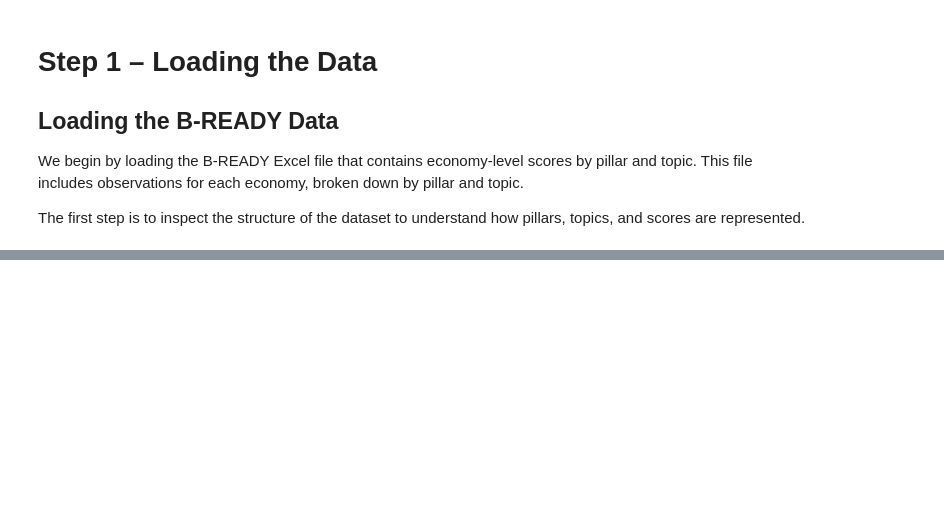
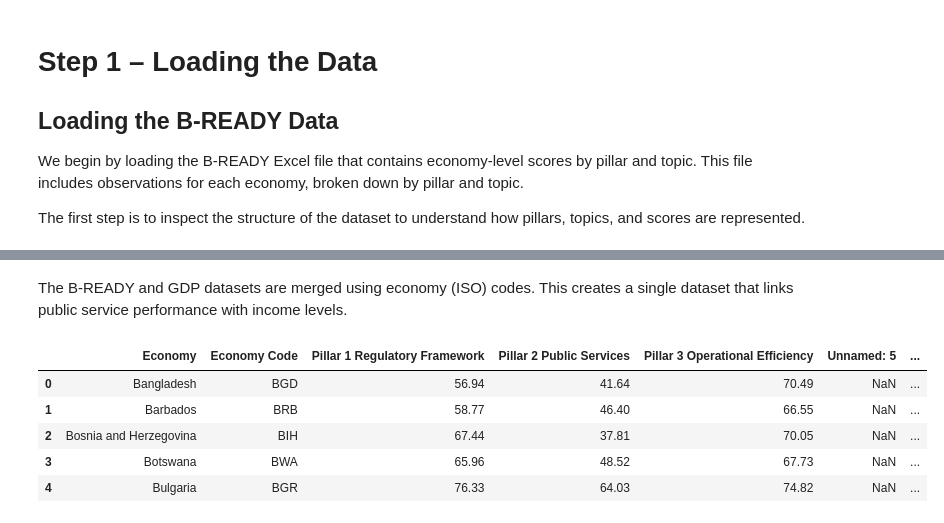
Before and after one commit to Josefinafpm/josefinafpm.github.io, a Jupyter notebook: Project_3.ipynb, the cells around one changed output, grey strips where cells are left out. Drawn from its saved outputs; the diff is of its cells as text; code cells hidden in the pictures; blank space fills up the shorter version.

```diff
--- a/Project_3.ipynb
+++ b/Project_3.ipynb
@@ -116,0 +133,10 @@ dtype: object
+# %%
+# Keep only country code and 2024 GDP per capita
+gdp_2024 = gdp[["Country Code", "2024"]].rename(
+    columns={"Country Code": "Economy Code", "2024": "gdp_per_capita_2024"}
+)
+
+# Drop rows where GDP data is missing
+gdp_2024 = gdp_2024.dropna()
+
+gdp_2024.head()
@@ -116,0 +150,13 @@ dtype: object
+# %% [markdown]
+The B-READY and GDP datasets are merged using economy (ISO) codes. This creates a single dataset that links public service performance with income levels.
+# %%
+df = pd.merge(bready_df, gdp_2024, on="Economy Code", how="inner")
+
+df.head()
+# %% [output]
+|  | Economy | Economy Code | Pillar 1 Regulatory Framework | Pillar 2 Public Services | Pillar 3 Operational Efficiency | Unnamed: 5 | ... |
+| 0 | Bangladesh | BGD | 56.94 | 41.64 | 70.49 | NaN | ... |
+| 1 | Barbados | BRB | 58.77 | 46.40 | 66.55 | NaN | ... |
+| 2 | Bosnia and Herzegovina | BIH | 67.44 | 37.81 | 70.05 | NaN | ... |
+| 3 | Botswana | BWA | 65.96 | 48.52 | 67.73 | NaN | ... |
+| 4 | Bulgaria | BGR | 76.33 | 64.03 | 74.82 | NaN | ... |
```
Also changed, not shown: parts of 17 cells of this notebook.
